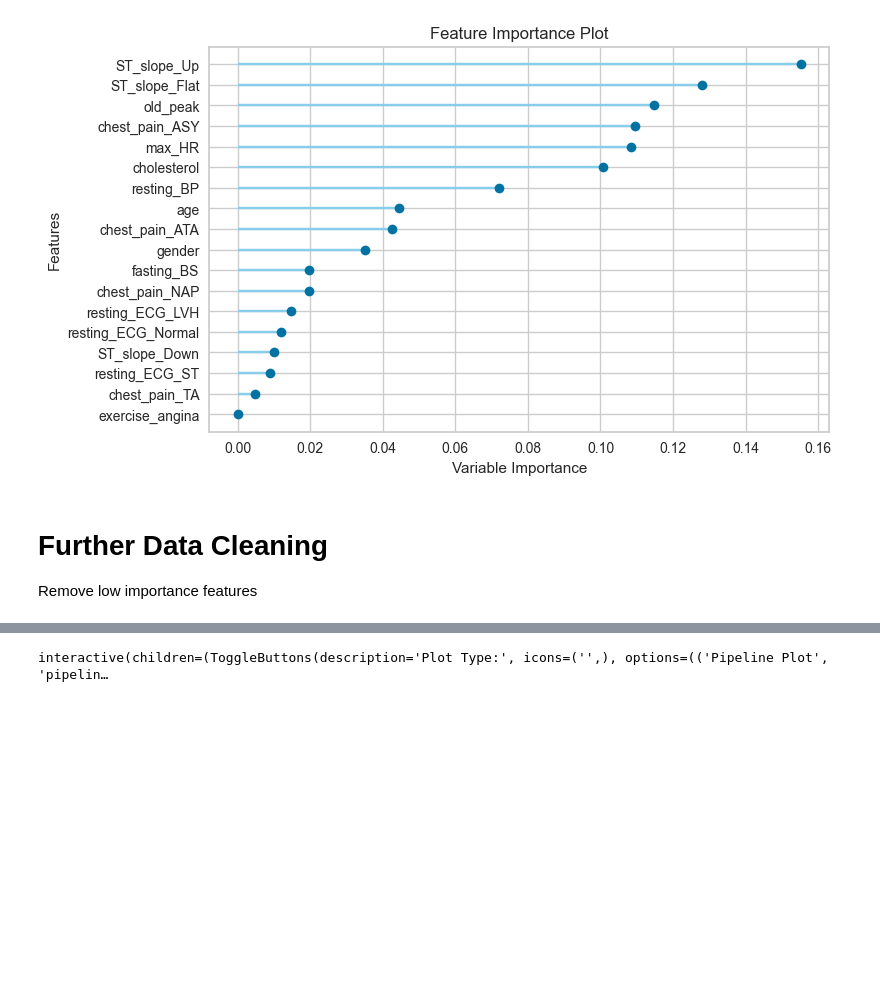
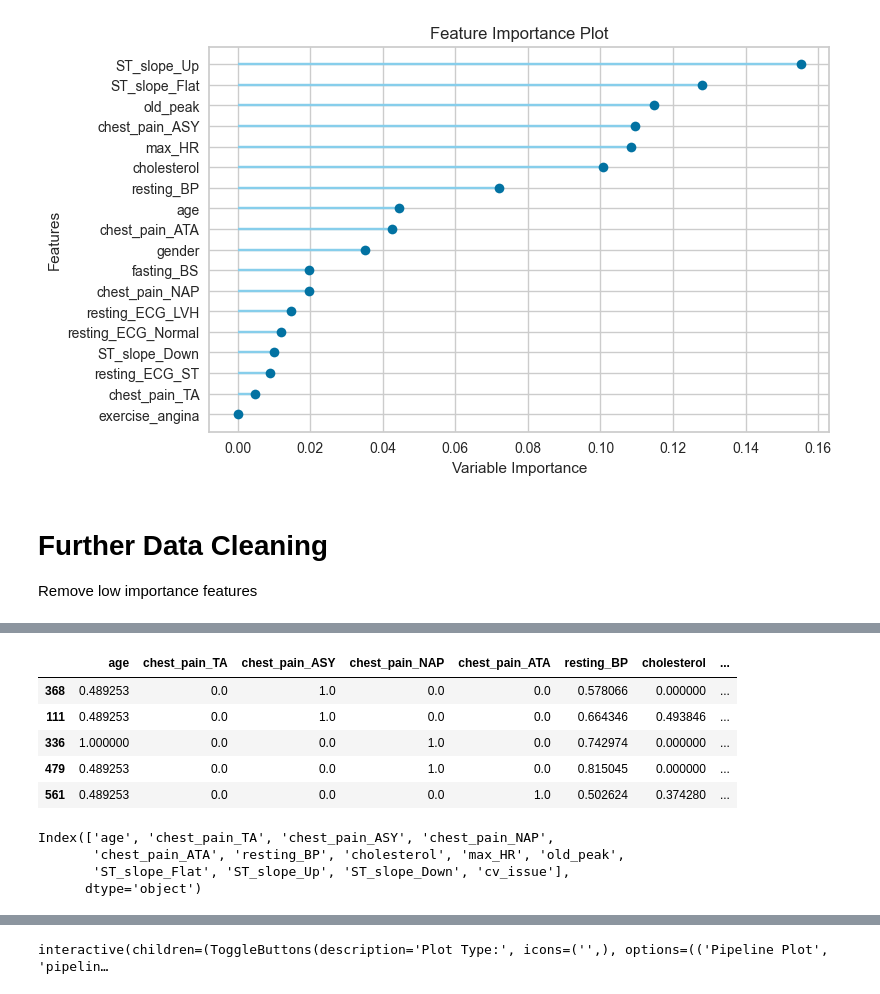
Before and after one commit to exfang/Machine-Learning-Operation, a Jupyter notebook: poetry/notebooks/medical/Pycaret model development.ipynb, the cells around one changed output, grey strips where cells are left out. Cells and saved outputs as stored; diff of their text form; code cells hidden in the pictures; blank space fills up the shorter version.

```diff
--- a/poetry/notebooks/medical/Pycaret model development.ipynb
+++ b/poetry/notebooks/medical/Pycaret model development.ipynb
@@ -229,3 +314,21 @@ exp = setup(data=df,
+# %%
+transformed_data = exp.get_config('dataset_transformed')
+# %%
+transformed_data.head()
+# %% [output]
+|  | age | chest_pain_TA | chest_pain_ASY | chest_pain_NAP | chest_pain_ATA | resting_BP | cholesterol | ... |
+| 368 | 0.489253 | 0.0 | 1.0 | 0.0 | 0.0 | 0.578066 | 0.000000 | ... |
+| 111 | 0.489253 | 0.0 | 1.0 | 0.0 | 0.0 | 0.664346 | 0.493846 | ... |
+| 336 | 1.000000 | 0.0 | 0.0 | 1.0 | 0.0 | 0.742974 | 0.000000 | ... |
+| 479 | 0.489253 | 0.0 | 0.0 | 1.0 | 0.0 | 0.815045 | 0.000000 | ... |
+| 561 | 0.489253 | 0.0 | 0.0 | 0.0 | 1.0 | 0.502624 | 0.374280 | ... |
+# %%
+transformed_data.columns
+# %% [output]
+Index(['age', 'chest_pain_TA', 'chest_pain_ASY', 'chest_pain_NAP',
+       'chest_pain_ATA', 'resting_BP', 'cholesterol', 'max_HR', 'old_peak',
+       'ST_slope_Flat', 'ST_slope_Up', 'ST_slope_Down', 'cv_issue'],
+      dtype='object')
 # %%
 # train random forest with some hyper parameter tunings
 rf = create_model('rf', min_samples_split=10, min_samples_leaf=15, criterion="log_loss", random_state=42)
```
Also changed, not shown: parts of 6 cells of this notebook, 10 other files.
